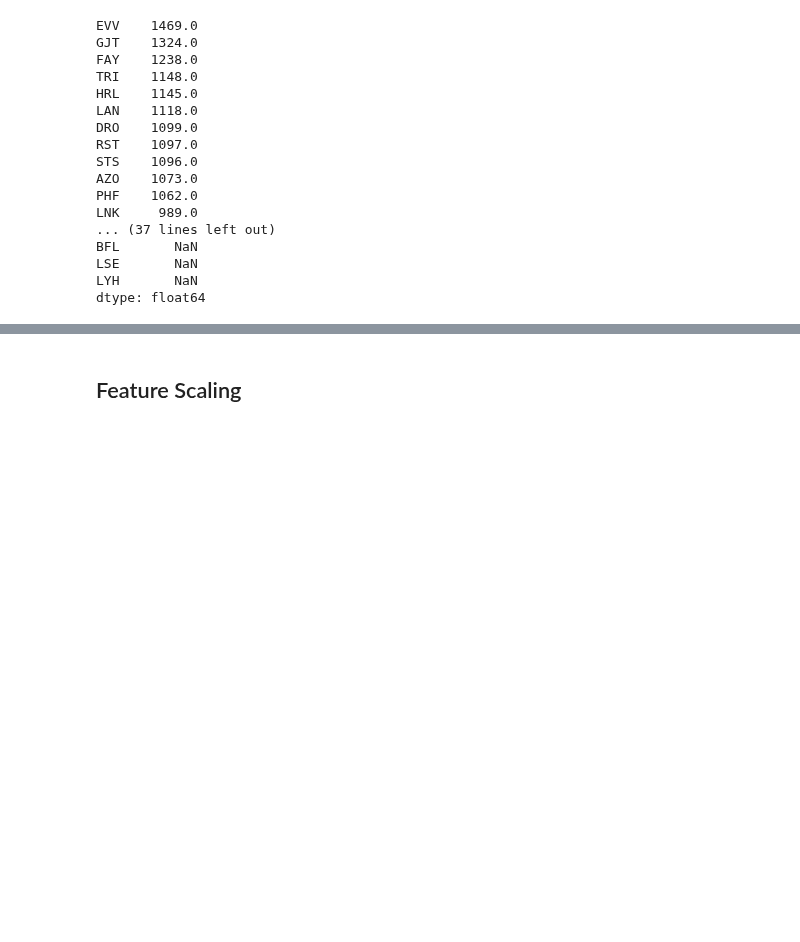
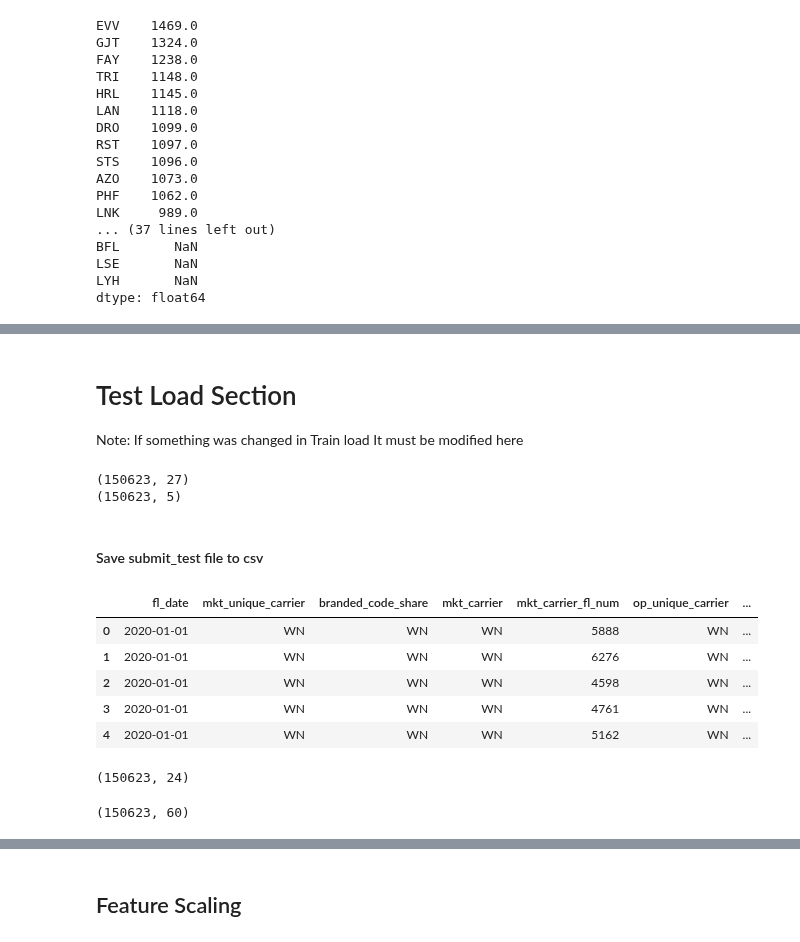
Before and after one commit to Zmek95/Flight_Delay_Predictor, a Jupyter notebook: f_engineering.ipynb, the cells around one changed output, grey strips where cells are left out. Saved outputs shown, nothing was run; the diff lists cells and outputs as text; code cells hidden in the pictures; blank space fills up the shorter version.

```diff
--- a/f_engineering.ipynb
+++ b/f_engineering.ipynb
@@ -300,2 +304,19 @@ dtype: float64
 # %%
 train_n_null.to_csv('data/Training/combined_datasets/train.csv', index=False)
+# %% [markdown]
+# Test Load Section
+Note: If something was changed in Train load It must be modified here
+# %%
+# Run this section only when running the model on Test data
+test=True
+
+X = load_data_set('data','flights_test.csv',test)
+submit_test = X[['fl_date', 'mkt_carrier', 'mkt_carrier_fl_num', 'origin' , 'dest']].copy()
+# %%
+print(X.shape)
+print(submit_test.shape)
+# %% [output]
+(150623, 27)
+(150623, 5)
+# %% [markdown]
+#### Save submit_test file to csv
@@ -301,0 +325,10 @@ train_n_null.to_csv('data/Training/combined_datasets/train.csv', index=False)
+# %%
+pd.set_option("display.max_columns", None)
+X.head()
+# %% [output]
+|  | fl_date | mkt_unique_carrier | branded_code_share | mkt_carrier | mkt_carrier_fl_num | op_unique_carrier | ... |
+| 0 | 2020-01-01 | WN | WN | WN | 5888 | WN | ... |
+| 1 | 2020-01-01 | WN | WN | WN | 6276 | WN | ... |
+| 2 | 2020-01-01 | WN | WN | WN | 4598 | WN | ... |
+| 3 | 2020-01-01 | WN | WN | WN | 4761 | WN | ... |
+| 4 | 2020-01-01 | WN | WN | WN | 5162 | WN | ... |
@@ -301,0 +341,4 @@ train_n_null.to_csv('data/Training/combined_datasets/train.csv', index=False)
+# %%
+test.shape
+# %% [output]
+(150623, 24)
@@ -301,0 +348,4 @@ train_n_null.to_csv('data/Training/combined_datasets/train.csv', index=False)
+# %%
+test.shape
+# %% [output]
+(150623, 60)
```
Also changed, not shown: parts of 31 cells of this notebook, 2 other files.
